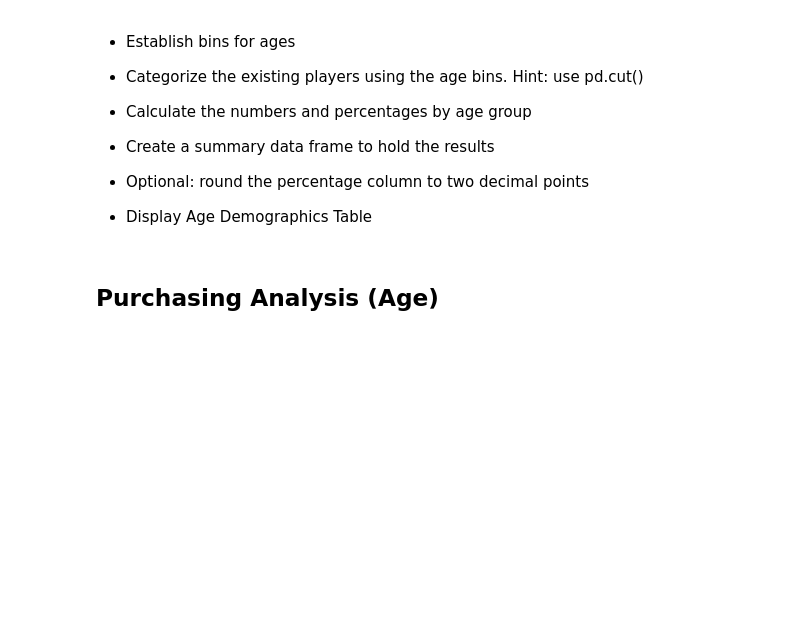
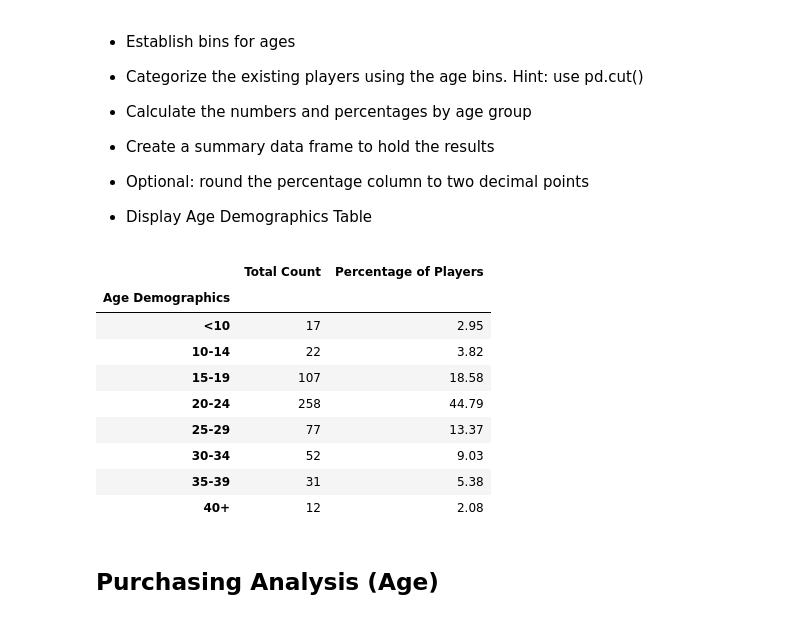
Before and after one commit to evansrb10/solid-barnacle, a Jupyter notebook: HeroesOfPymoli/HeroesOfPymoli_starter.ipynb, the cells around one changed output. Cells and saved outputs as stored; diff of their text form; code cells hidden in the pictures; blank space fills up the shorter version.

```diff
--- a/HeroesOfPymoli/HeroesOfPymoli_starter.ipynb
+++ b/HeroesOfPymoli/HeroesOfPymoli_starter.ipynb
@@ -152,9 +151,27 @@ gender_summary_df.style.format({"Average Purchase Price": "${:,.2f}",
 # %%
 age_bins = [0, 9.9, 14.9, 19.9, 24.9, 29.9, 34.9, 39.9, 100]
 
-age_bins_labels = ['Under 10', '10-14 yrs', '15-19 yrs',
-              '20-24 yrs', '25-29 yrs', '30-34 yrs',
-              '35-39 yrs', '40+ yrs']
+age_bins_labels = ['<10', '10-14', '15-19',
+              '20-24', '25-29', '30-34',
+              '35-39', '40+']
+
+df["Age Demographics"] = pd.cut(df["Age"], age_bins, labels = age_bins_labels)
+AD = df.groupby("Age Demographics")
+total_count_AD = AD.nunique()["SN"]
+percent_AD = round((total_count_AD / total_players * 100),2)
+AD_summary_df = pd.DataFrame({"Total Count": total_count_AD, "Percentage of Players": percent_AD})
+AD_summary_df
+# %% [output]
+|  | Total Count | Percentage of Players |
+| Age Demographics |  |  |
+| <10 | 17 | 2.95 |
+| 10-14 | 22 | 3.82 |
+| 15-19 | 107 | 18.58 |
+| 20-24 | 258 | 44.79 |
+| 25-29 | 77 | 13.37 |
+| 30-34 | 52 | 9.03 |
+| 35-39 | 31 | 5.38 |
+| 40+ | 12 | 2.08 |
 # %% [markdown]
 ## Purchasing Analysis (Age)
 # %% [markdown]
```
Also changed, not shown: parts of 9 cells of this notebook.
